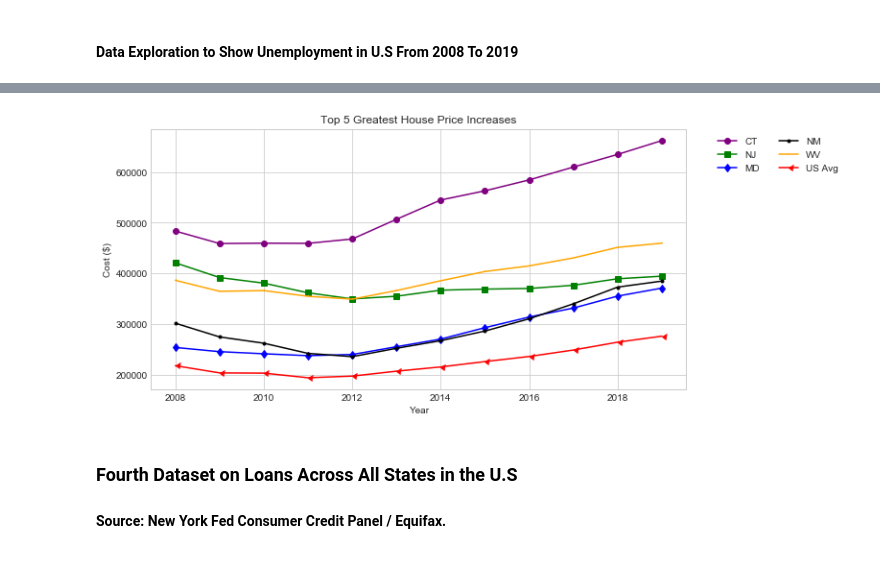
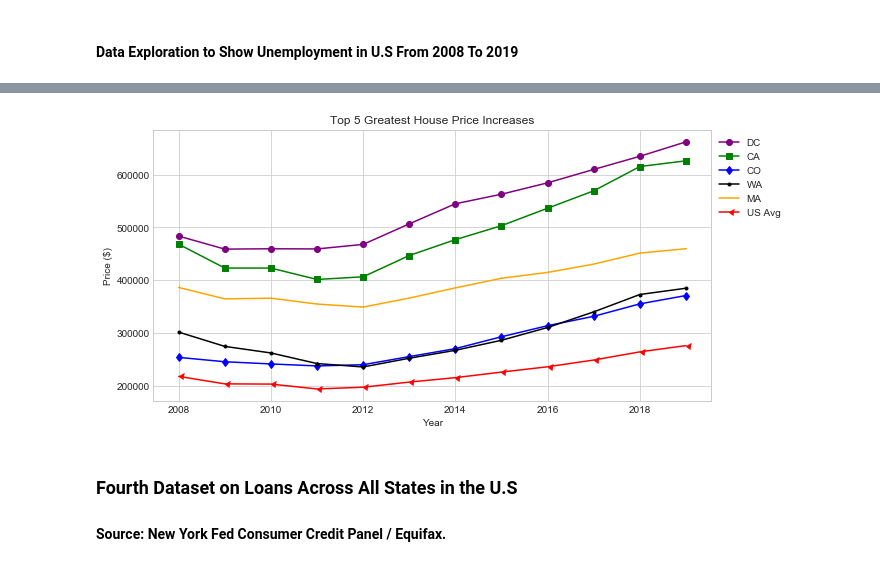
Before and after one commit to cmarchini19/US-Housing-Market-Analysis, a Jupyter notebook: tolu.ipynb, the cells around one changed output, grey strips where cells are left out. Cells and saved outputs as stored; diff of their text form; code cells hidden in the pictures.

```diff
--- a/tolu.ipynb
+++ b/tolu.ipynb
@@ -394,7 +391,7 @@ wv_house_price = [105933, 102892, 103330, 98392.6, 96010.1, 95029.8, 93818.4, 88
 
 #largest increases
 dc_house_price = [483599, 458940, 459613, 459279, 467900, 506845, 544902, 563038, 584612, 609987, 634940, 662306]
-ca_house_price = [420847, 391781, 380717, 361595, 349549, 354848, 366802, 368909, 370148, 376509, 389348, 394467]
+ca_house_price = [468234, 423004, 422986, 401367, 406447, 446805, 476875, 503387, 536483, 569431, 615508, 626331]
 co_house_price = [253619, 245396, 241199, 237453, 239758, 255112, 270234, 292758, 313756, 331519, 355129, 370923]
 wa_house_price = [301550, 274495, 262044, 241962, 235502, 252028, 267069, 286111, 310318, 339949, 372879, 384769]
 ma_house_price = [386248, 364575, 365931, 354750, 349036, 366043, 385413, 403680, 414750, 430518, 451397, 459662]
@@ -428,27 +423,27 @@ plt.savefig("Output/decreases_line.png")
 # %%
 # Plot of Greatest Increase
 y6 = dc_house_price
 y7 = ca_house_price
 y8 = co_house_price
 y9 = wa_house_price
 y10 = ma_house_price
 
 
 plt.figure(figsize=(10,5))
-plt.plot(years, y6, marker='o', color="purple",label="CT")
-plt.plot(years, y7, marker='s',color="green",label="NJ")
-plt.plot(years, y8, marker='d',color="blue", label="MD")
-plt.plot(years, y9, marker='.',color="black",label="NM")
-plt.plot(years, y10, marker=',',color='orange',label="WV")
+plt.plot(years, y6, marker='o', color="purple",label="DC")
+plt.plot(years, y7, marker='s',color="green",label="CA")
+plt.plot(years, y8, marker='d',color="blue", label="CO")
+plt.plot(years, y9, marker='.',color="black",label="WA")
+plt.plot(years, y10, marker=',',color='orange',label="MA")
 plt.plot(years,ave_sales_price, marker=4, color="red", label="US Avg")
 plt.title("Top 5 Greatest House Price Increases")
 plt.xlabel("Year")
-plt.ylabel("Cost ($)")
-plt.legend(bbox_to_anchor=(1.30, 1), loc='upper right',
-           ncol=2)
+plt.ylabel("Price ($)")
+plt.legend(bbox_to_anchor=(1.14, 1), loc='upper right',
+           ncol=1)
 plt.savefig("Output/increases_line")
 # %% [output]
-[figure, old version]
+[figure, new version]
 # %%
 # Save the dataframe as a csv
 biggest_data.to_csv("Output/zillow_divorce_unemployment.csv",encoding="utf-8", index=True, header=True)
```
Also changed, not shown: parts of 12 cells of this notebook, 6 other files.
